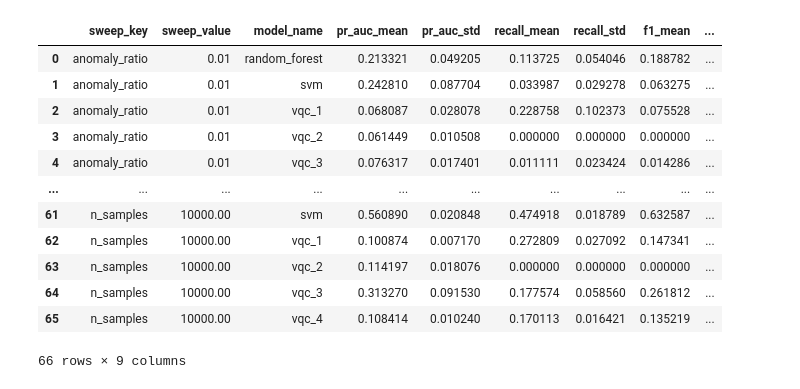
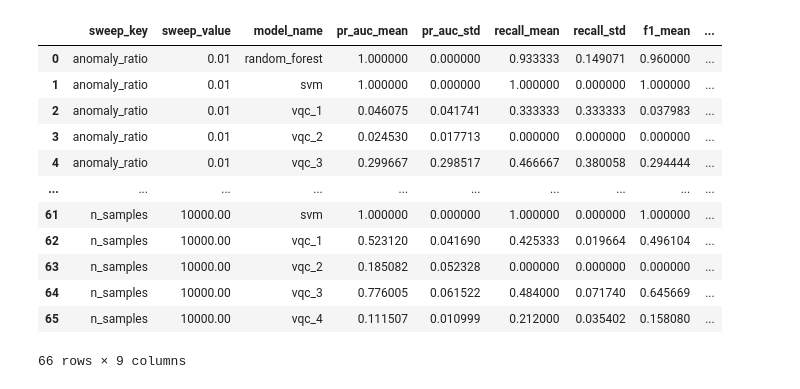
Before and after one commit to kabirarshafidz/SQA-2026-clone, a Jupyter notebook: dashboard.ipynb, the cells around one changed output. Saved outputs shown, nothing was run; the diff lists cells and outputs as text; code cells hidden in the pictures.

```diff
--- a/dashboard.ipynb
+++ b/dashboard.ipynb
@@ -2,12 +2,14 @@
 import pandas as pd
 import matplotlib.pyplot as plt
 
-df = pd.read_csv("./experiments/summary.csv").drop("run_id", axis=1)
+df_1 = pd.read_csv("./experiments_v1/summary.csv").drop("run_id", axis=1)
+df_2 = pd.read_csv("./experiments_v2/summary.csv").drop("run_id", axis=1)
 
 for col in ["sweep_value", "pr_auc", "recall_anomaly", "precision_anomaly", "f1_anomaly", "accuracy"]:
     if col in df.columns:
-        df[col] = pd.to_numeric(df[col], errors="coerce")
+        df_1[col] = pd.to_numeric(df_1[col], errors="coerce")
+        df_2[col] = pd.to_numeric(df_2[col], errors="coerce")
 
-df
+df_1
 # %% [output]
 |  | sweep_key | sweep_value | model_name | seed | n_samples | anomaly_ratio | label_noise | pr_auc | ... |
@@ -26,29 +44,41 @@ df
 # %%
-agg = (
-    df.groupby(["sweep_key", "sweep_value", "model_name"], as_index=False)
-      .agg(
+agg_1 = (
+    df_1.groupby(["sweep_key", "sweep_value", "model_name"], as_index=False)
+        .agg(
+          pr_auc_mean=("pr_auc", "mean"),
+          pr_auc_std=("pr_auc", "std"),
+          recall_mean=("recall_anomaly", "mean"),
+          recall_std=("recall_anomaly", "std"),
+          f1_mean=("f1_anomaly", "mean"),
+          f1_std=("f1_anomaly", "std"),
+      )
+)
+agg_2 = (
+    df_2.groupby(["sweep_key", "sweep_value", "model_name"], as_index=False)
+        .agg(
           pr_auc_mean=("pr_auc", "mean"),
           pr_auc_std=("pr_auc", "std"),
           recall_mean=("recall_anomaly", "mean"),
           recall_std=("recall_anomaly", "std"),
           f1_mean=("f1_anomaly", "mean"),
           f1_std=("f1_anomaly", "std"),
       )
 )
 
-agg = agg.sort_values(["sweep_key", "sweep_value", "model_name"])
-agg
+agg_1 = agg_1.sort_values(["sweep_key", "sweep_value", "model_name"])
+agg_2 = agg_2.sort_values(["sweep_key", "sweep_value", "model_name"])
+agg_1
 # %% [output]
 |  | sweep_key | sweep_value | model_name | pr_auc_mean | pr_auc_std | recall_mean | recall_std | f1_mean | ... |
-| 0 | anomaly_ratio | 0.01 | random_forest | 0.213321 | 0.049205 | 0.113725 | 0.054046 | 0.188782 | ... |
-| 1 | anomaly_ratio | 0.01 | svm | 0.242810 | 0.087704 | 0.033987 | 0.029278 | 0.063275 | ... |
-| 2 | anomaly_ratio | 0.01 | vqc_1 | 0.068087 | 0.028078 | 0.228758 | 0.102373 | 0.075528 | ... |
-| 3 | anomaly_ratio | 0.01 | vqc_2 | 0.061449 | 0.010508 | 0.000000 | 0.000000 | 0.000000 | ... |
-| 4 | anomaly_ratio | 0.01 | vqc_3 | 0.076317 | 0.017401 | 0.011111 | 0.023424 | 0.014286 | ... |
+| 0 | anomaly_ratio | 0.01 | random_forest | 1.000000 | 0.000000 | 0.933333 | 0.149071 | 0.960000 | ... |
+| 1 | anomaly_ratio | 0.01 | svm | 1.000000 | 0.000000 | 1.000000 | 0.000000 | 1.000000 | ... |
+| 2 | anomaly_ratio | 0.01 | vqc_1 | 0.046075 | 0.041741 | 0.333333 | 0.333333 | 0.037983 | ... |
+| 3 | anomaly_ratio | 0.01 | vqc_2 | 0.024530 | 0.017713 | 0.000000 | 0.000000 | 0.000000 | ... |
+| 4 | anomaly_ratio | 0.01 | vqc_3 | 0.299667 | 0.298517 | 0.466667 | 0.380058 | 0.294444 | ... |
 | ... | ... | ... | ... | ... | ... | ... | ... | ... | ... |
-| 61 | n_samples | 10000.00 | svm | 0.560890 | 0.020848 | 0.474918 | 0.018789 | 0.632587 | ... |
-| 62 | n_samples | 10000.00 | vqc_1 | 0.100874 | 0.007170 | 0.272809 | 0.027092 | 0.147341 | ... |
-| 63 | n_samples | 10000.00 | vqc_2 | 0.114197 | 0.018076 | 0.000000 | 0.000000 | 0.000000 | ... |
-| 64 | n_samples | 10000.00 | vqc_3 | 0.313270 | 0.091530 | 0.177574 | 0.058560 | 0.261812 | ... |
-| 65 | n_samples | 10000.00 | vqc_4 | 0.108414 | 0.010240 | 0.170113 | 0.016421 | 0.135219 | ... |
+| 61 | n_samples | 10000.00 | svm | 1.000000 | 0.000000 | 1.000000 | 0.000000 | 1.000000 | ... |
+| 62 | n_samples | 10000.00 | vqc_1 | 0.523120 | 0.041690 | 0.425333 | 0.019664 | 0.496104 | ... |
+| 63 | n_samples | 10000.00 | vqc_2 | 0.185082 | 0.052328 | 0.000000 | 0.000000 | 0.000000 | ... |
+| 64 | n_samples | 10000.00 | vqc_3 | 0.776005 | 0.061522 | 0.484000 | 0.071740 | 0.645669 | ... |
+| 65 | n_samples | 10000.00 | vqc_4 | 0.111507 | 0.010999 | 0.212000 | 0.035402 | 0.158080 | ... |
 66 rows × 9 columns
```
Also changed, not shown: parts of 8 cells of this notebook.
